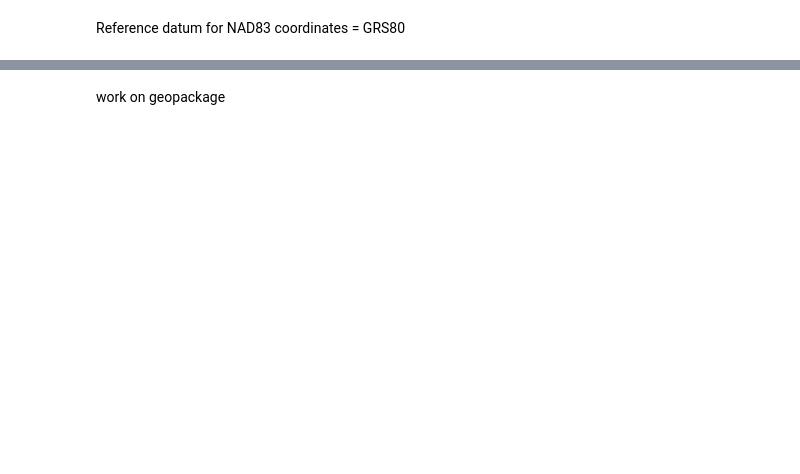
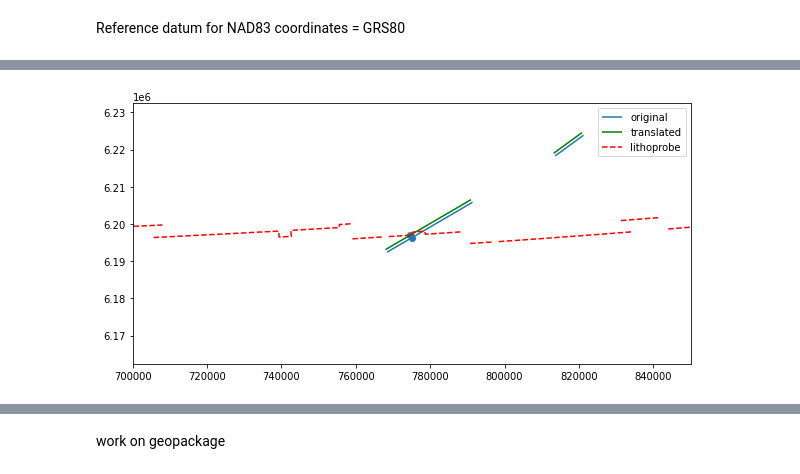
Before and after one commit to pauwoz/geospatial_analysis, a Jupyter notebook: notebooks/shapefiles_operations/shapefile_operations.ipynb, the cells around one changed output, grey strips where cells are left out. Cells and saved outputs as stored; diff of their text form; code cells hidden in the pictures; blank space fills up the shorter version.

```diff
--- a/notebooks/shapefiles_operations/shapefile_operations.ipynb
+++ b/notebooks/shapefiles_operations/shapefile_operations.ipynb
@@ -117,0 +127,19 @@ delta = (10000.0, 10000.0) # shift all shapefiles by the same distance
+# %%
+berwyn_faults_shifted = berwyn_faults.geometry.apply(lambda x: shapely.affinity.translate(x, xoff=xoffset, yoff=yoffset))
+# %%
+lithoprobe = gpd.read_file("data/lithoprobe.geojson")
+lithoprobe = lithoprobe.to_crs(26910)
+# %%
+
+fig, ax = plt.subplots(figsize=(10,10))
+
+berwyn_faults.plot(ax=ax,label='original')
+berwyn_faults_shifted.plot(ax=ax,color='g', label='translated')
+lithoprobe.plot(ax=ax, color='r', linestyle='dashed', label='lithoprobe')
+
+ax.set_ylim(6162413.644, 6232413.644)
+ax.set_xlim(700000, 850000)
+ax.scatter(xs, ys)
+ax.legend();
+# %% [output]
+[figure, added]
```
Also changed, not shown: parts of 21 cells of this notebook, 16 other files.
